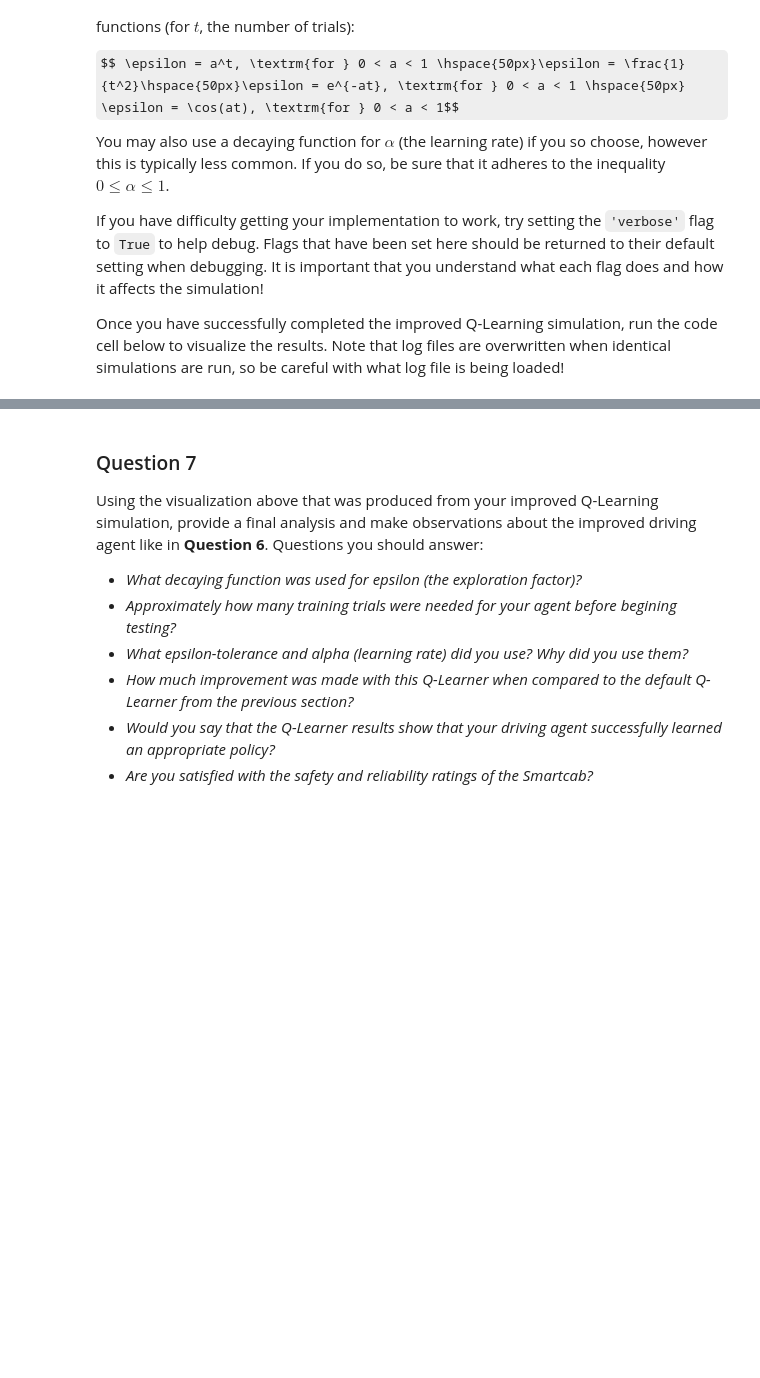
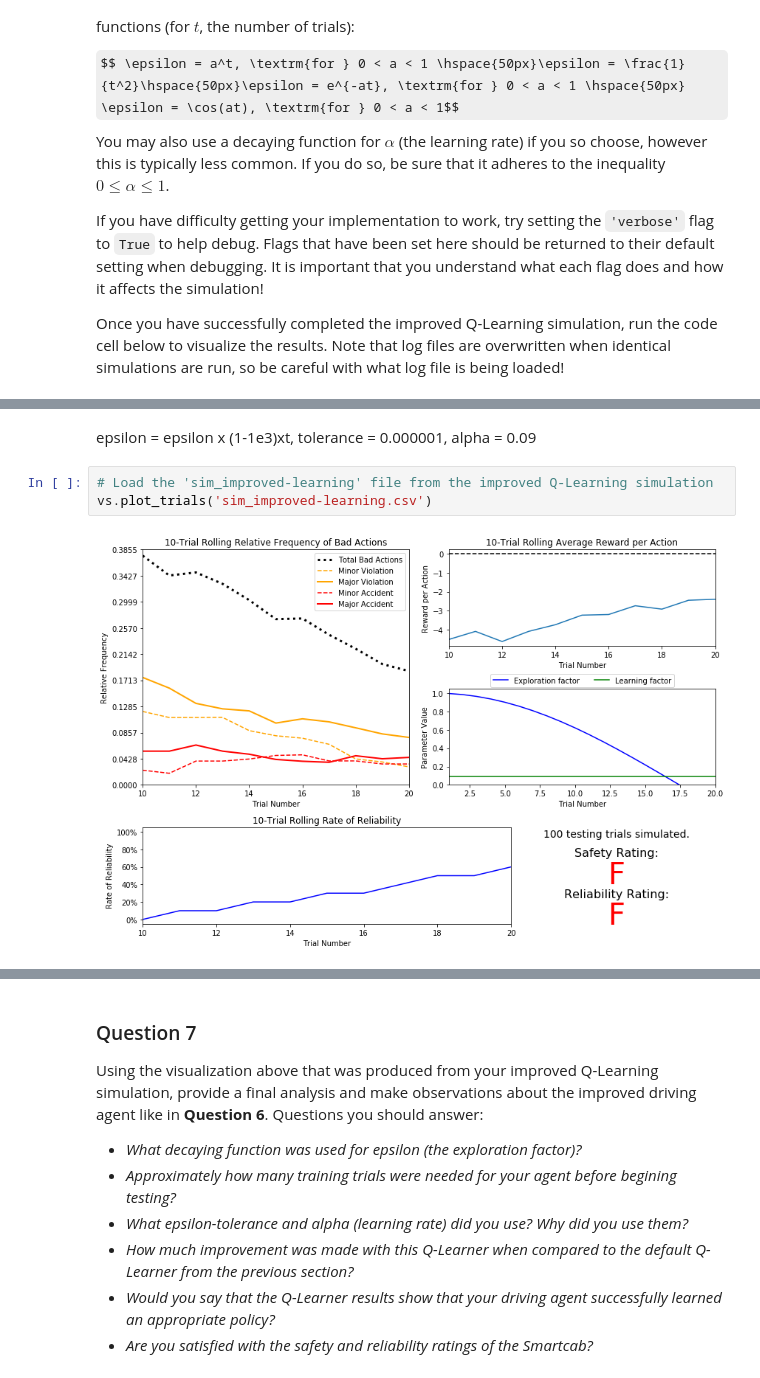
Before and after one commit to AnushaVedagiri/machine-learning, a Jupyter notebook: projects/smartcab/smartcab.ipynb, the cells around one changed output, grey strips where cells are left out. Cells and saved outputs as stored; diff of their text form; some formulas as TeX source; blank space fills up the shorter version.

```diff
--- a/projects/smartcab/smartcab.ipynb
+++ b/projects/smartcab/smartcab.ipynb
@@ -268,0 +276,7 @@ vs.plot_trials('sim_improved-learning.csv')
+# %% [markdown]
+epsilon = epsilon x (1-1e3)xt, tolerance = 0.000001, alpha = 0.09
+# %%
+# Load the 'sim_improved-learning' file from the improved Q-Learning simulation
+vs.plot_trials('sim_improved-learning.csv')
+# %% [output]
+[figure, added]
```
Also changed, not shown: parts of 28 cells of this notebook, 13 other files.
